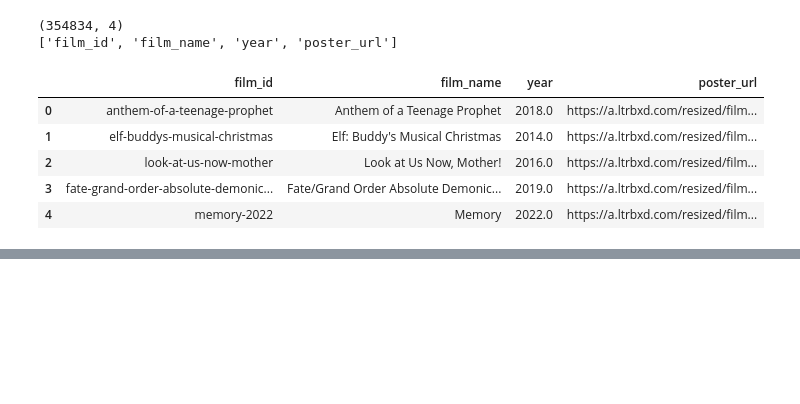
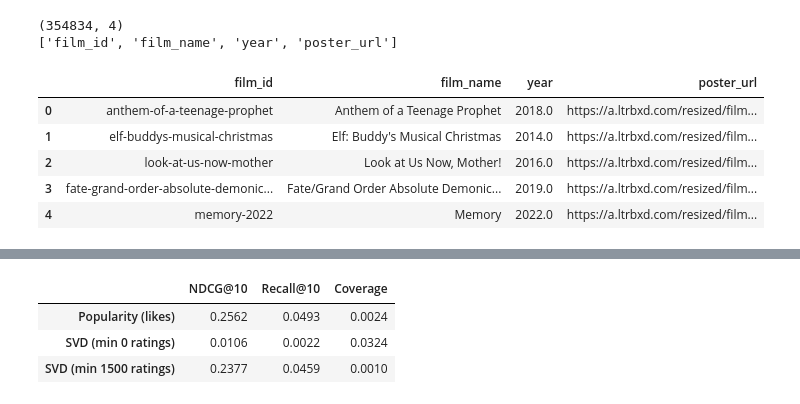
Before and after one commit to SaharMian/recsys-letterboxd, a Jupyter notebook: Dataandeval.ipynb, the cells around one changed output, grey strips where cells are left out. Cells and saved outputs as stored; diff of their text form; code cells hidden in the pictures; blank space fills up the shorter version.

```diff
--- a/Dataandeval.ipynb
+++ b/Dataandeval.ipynb
@@ -561,0 +665,36 @@ Sparat till Drive
+# %%
+import os
+
+TEST_PATH = BASE + 'results_test.csv'
+COLS = ['NDCG@10', 'Recall@10', 'Coverage']
+
+def add_test_row(name, res):
+    """Add (or replace) a row in results_test.csv"""
+    if os.path.exists(TEST_PATH):
+        df = pd.read_csv(TEST_PATH, index_col=0)
+    else:
+        df = pd.DataFrame(columns=COLS)
+    df.loc[name] = [res[c] for c in COLS]
+    df.to_csv(TEST_PATH)
+    return df
+
+# Films each user has seen in train + validation (excluded at test time)
+seen_tv = data[data['split'].isin(['train', 'val'])] \
+    .groupby('user_name', observed=True)['film_id'].apply(set).to_dict()
+# %%
+# Popularity baseline
+res = evaluate(recommend_pop, test, seen_tv)
+add_test_row('Popularity (likes)', res)
+
+# SVD with the thresholds chosen on validation
+for n in [0, 1500]:
+    recs = recommend_all(model, exclude=('train', 'val'), min_count=n)
+    res = evaluate(lambda user, seen, k: recs[user], test, seen_tv)
+    df_test = add_test_row(f'SVD (min {n} ratings)', res)
+
+df_test.round(4)
+# %% [output]
+|  | NDCG@10 | Recall@10 | Coverage |
+| Popularity (likes) | 0.2562 | 0.0493 | 0.0024 |
+| SVD (min 0 ratings) | 0.0106 | 0.0022 | 0.0324 |
+| SVD (min 1500 ratings) | 0.2377 | 0.0459 | 0.0010 |
```
Also changed, not shown: parts of 74 cells of this notebook.
